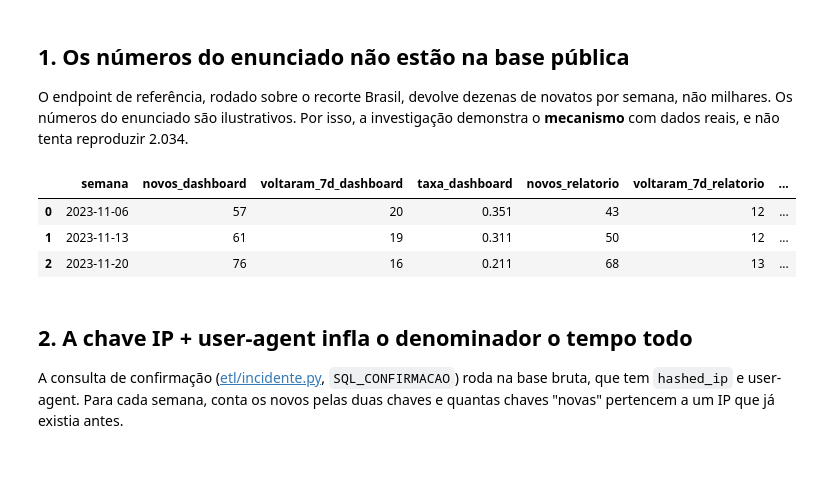
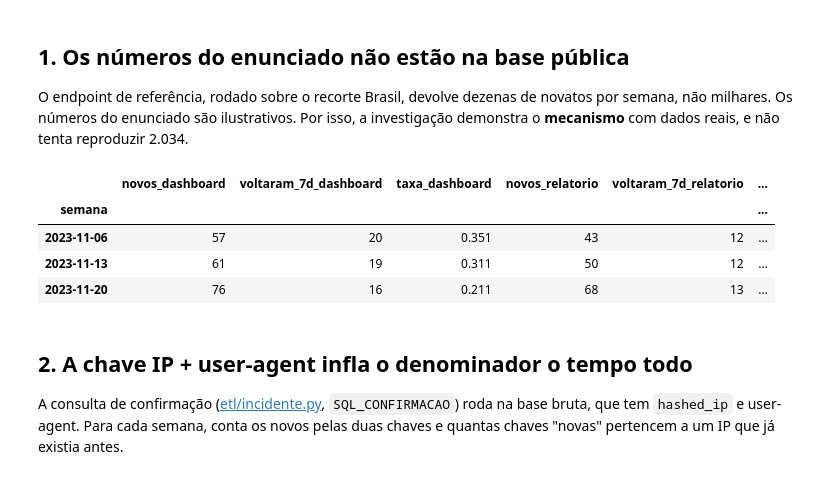
Before and after one commit to nevidomyyb/acaso, a Jupyter notebook: analysis/05_incidente.ipynb, the cells around one changed output. Saved outputs shown, nothing was run; the diff lists cells and outputs as text; code cells hidden in the pictures.

```diff
--- a/analysis/05_incidente.ipynb
+++ b/analysis/05_incidente.ipynb
@@ -54,17 +54,18 @@ e não tenta reproduzir 2.034.
 # %%
 ref = endpoint(BRUTA, corrigida=False)
 rel = endpoint(BRUTA, corrigida=False, chave="sha256(hashed_ip)")  # o "relatório": mesma lógica, chave por IP
 comparacao = ref.merge(rel, on="semana", suffixes=("_dashboard", "_relatorio"))
-display(comparacao.round(3))
+display(comparacao.set_index("semana").round(3))  # a coluna de data não aceita round
 # 1. Na nossa base, a semana de 20/11 tem 76 novatos pelo dashboard de referência e 68 pelo relatório (por IP),
 #    não 2.034 e 1.172.
 # 2. Por coincidência, o dashboard de referência também cai na nossa base (31,1% → 21,1%), e o relatório cai menos
 #    (24,0% → 19,1%). Com ~70 pessoas por semana, o IC é de ±15 p.p.: é variação de amostra, não o incidente.
 # %% [output]
-|  | semana | novos_dashboard | voltaram_7d_dashboard | taxa_dashboard | novos_relatorio | voltaram_7d_relatorio | ... |
-| 0 | 2023-11-06 | 57 | 20 | 0.351 | 43 | 12 | ... |
-| 1 | 2023-11-13 | 61 | 19 | 0.311 | 50 | 12 | ... |
-| 2 | 2023-11-20 | 76 | 16 | 0.211 | 68 | 13 | ... |
+|  | novos_dashboard | voltaram_7d_dashboard | taxa_dashboard | novos_relatorio | voltaram_7d_relatorio | ... |
+| semana |  |  |  |  |  | ... |
+| 2023-11-06 | 57 | 20 | 0.351 | 43 | 12 | ... |
+| 2023-11-13 | 61 | 19 | 0.311 | 50 | 12 | ... |
+| 2023-11-20 | 76 | 16 | 0.211 | 68 | 13 | ... |
 # %% [markdown]
 ## 2. A chave IP + user-agent infla o denominador o tempo todo
 
```
Also changed, not shown: 14 other files.
